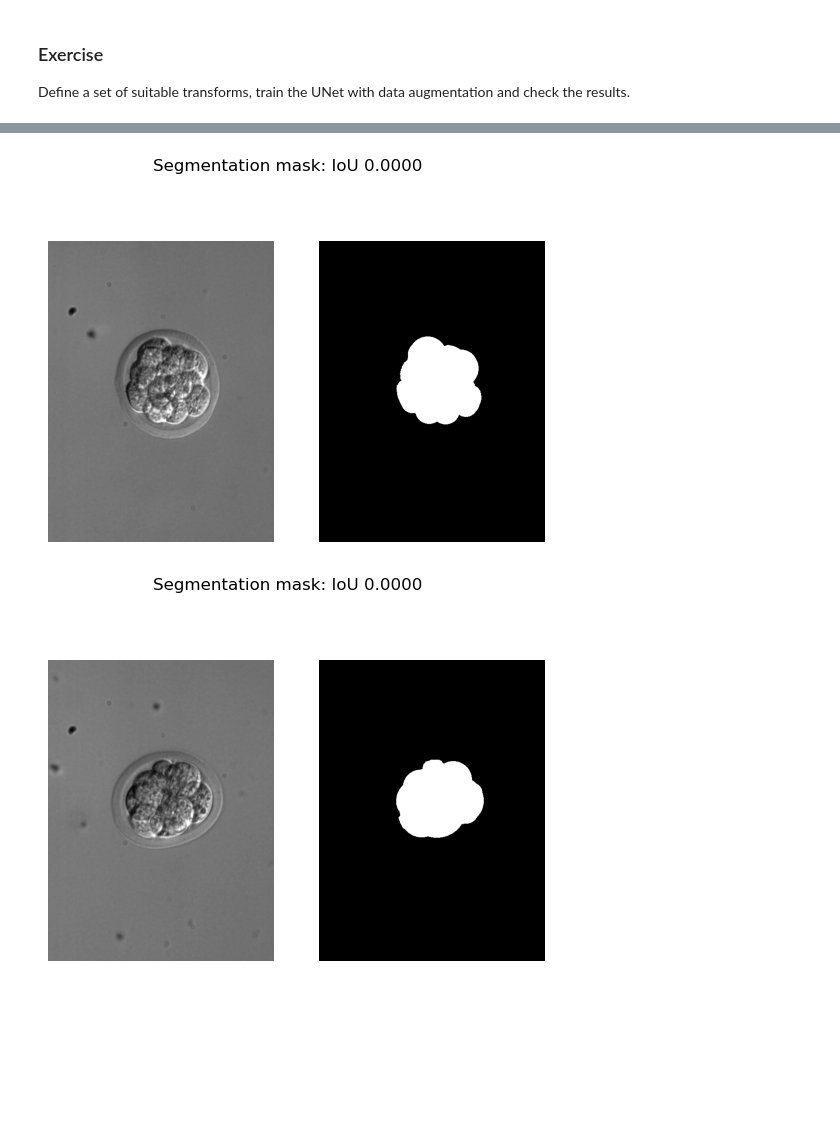
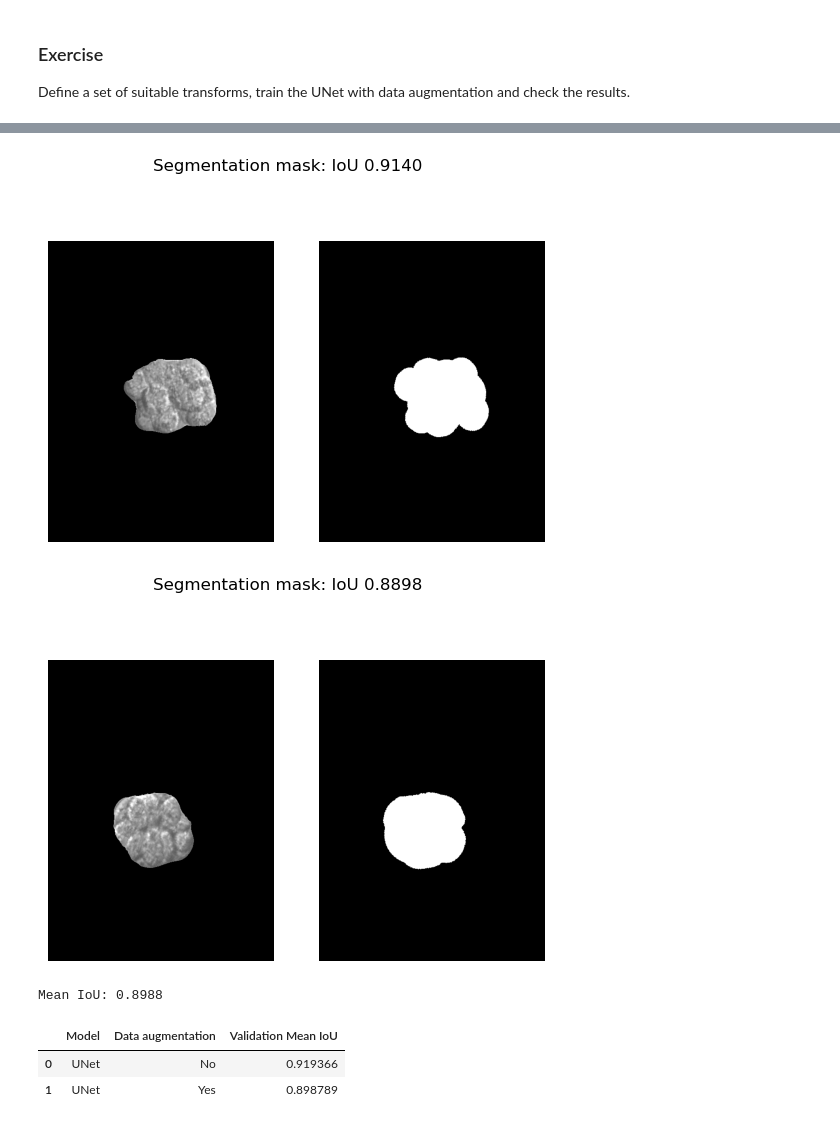
Before and after one commit to hugogs7/CV-II, a Jupyter notebook: 2 - Image segmentation.ipynb, the cells around one changed output, grey strips where cells are left out. Saved outputs shown, nothing was run; the diff lists cells and outputs as text; code cells hidden in the pictures; blank space fills up the shorter version.

```diff
--- a/2 - Image segmentation.ipynb
+++ b/2 - Image segmentation.ipynb
@@ -325,0 +684,27 @@ train_model(unet_augmented, train_dataset, valid_dataset, device, adam_optimizer
+# %%
+# Hyperparameters
+BATCH_SIZE = 1 # I use a smaller batch size for the augmented dataset to reduce memory usage (I have a GPU with only 4GB of VRAM)
+LR = 0.0001
+N_INPUT_CHANNELS = 1
+N_CLASSES = 1
+THRESHOLD = 0.3
+EPOCHS = 30
+
+# Model
+unet_augmented = UNet(N_INPUT_CHANNELS, N_CLASSES)
+unet_augmented.to(device)
+
+# Optimizer
+adam_optimizer_aug = torch.optim.Adam(unet_augmented.parameters(), lr=LR)
+
+history_unet_augmented = train_model(
+    model=unet_augmented,
+    train_dataset=train_dataset_aug,
+    valid_dataset=valid_dataset_aug,
+    device=device,
+    optimizer=adam_optimizer_aug,
+    loss=bce_loss,
+    batch_size=BATCH_SIZE,
+    num_epochs=EPOCHS,
+    output_filename='trained-unet-augmented.pt'
+)
@@ -326,5 +731,10 @@ train_model(unet_augmented, train_dataset, valid_dataset, device, adam_optimizer
 # %%
-unet = torch.load('trained-unet-augmented.pt', map_location=device)
+unet_augmented = torch.load('trained-unet-augmented.pt', map_location=device)
+unet_augmented.to(device)
 
-check_segmentation_results_with_acc(unet_augmented, valid_dataset, 0.3)
+mean_iou_unet_augmented = check_segmentation_results_with_acc(
+    model=unet_augmented,
+    dataset=valid_dataset_aug,
+    threshold=THRESHOLD
+)
 # %% [output]
@@ -332,2 +742,22 @@ check_segmentation_results_with_acc(unet_augmented, valid_dataset, 0.3)
-[figure, old version]
+[figure, new version]
-[figure, old version]
+[figure, new version]
+Mean IoU: 0.8988
+# %%
+segmentation_results = pd.DataFrame([
+    {
+        "Model": "UNet",
+        "Data augmentation": "No",
+        "Validation Mean IoU": mean_iou_unet
+    },
+    {
+        "Model": "UNet",
+        "Data augmentation": "Yes",
+        "Validation Mean IoU": mean_iou_unet_augmented
+    }
+])
+
+segmentation_results
+# %% [output]
+|  | Model | Data augmentation | Validation Mean IoU |
+| 0 | UNet | No | 0.919366 |
+| 1 | UNet | Yes | 0.898789 |
```
Also changed, not shown: parts of 27 cells of this notebook.
